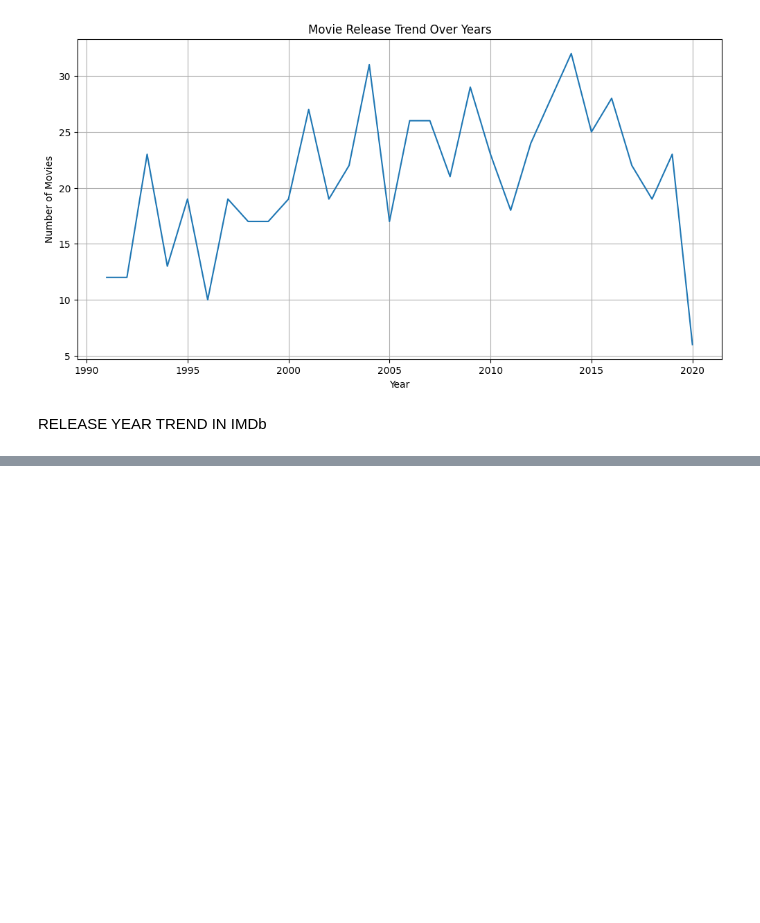
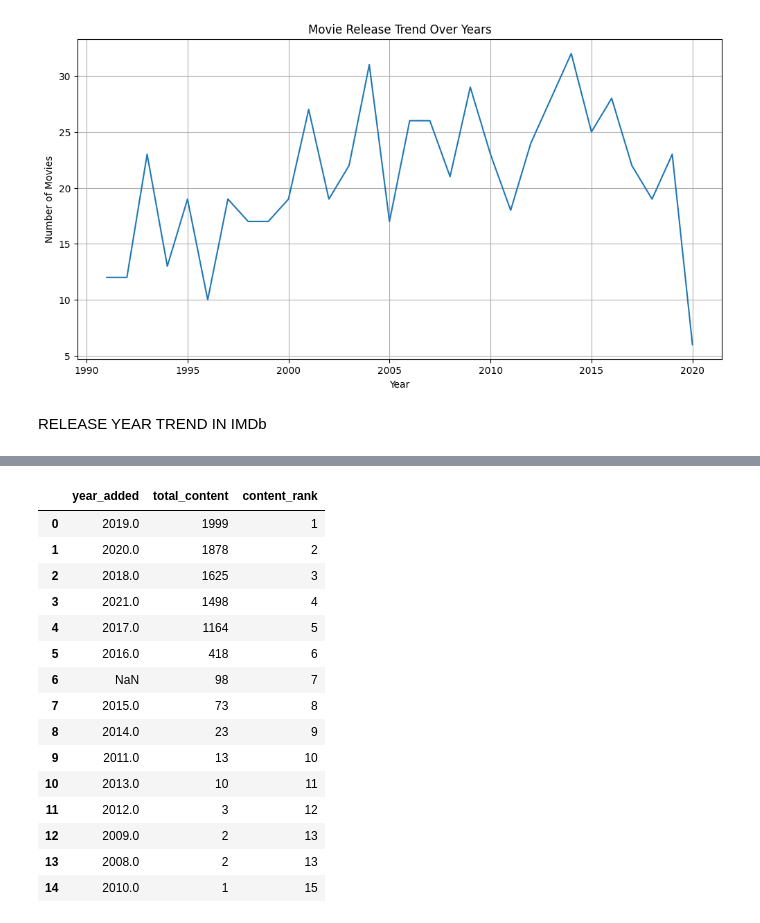
Before and after one commit to vaishya2811/Netflix-Social-Trend-Analytics, a Jupyter notebook: python_analysis/netflix_analysis.ipynb, the cells around one changed output, grey strips where cells are left out. Saved outputs shown, nothing was run; the diff lists cells and outputs as text; code cells hidden in the pictures; blank space fills up the shorter version.

```diff
--- a/python_analysis/netflix_analysis.ipynb
+++ b/python_analysis/netflix_analysis.ipynb
@@ -491,0 +508,13 @@ RELEASE YEAR TREND IN IMDb
+# %%
+import sqlite3
+
+conn = sqlite3.connect("../netflix.db")
+
+netflix_df.to_sql(
+    "netflix_titles",
+    conn,
+    if_exists="replace",
+    index=False
+)
+
+print("Netflix table created successfully!")
@@ -491,0 +652,29 @@ RELEASE YEAR TREND IN IMDb
+# %%
+query = """
+SELECT year_added,
+       COUNT(*) AS total_content,
+       RANK() OVER
+       (
+           ORDER BY COUNT(*) DESC
+       ) AS content_rank
+FROM netflix_titles
+GROUP BY year_added
+"""
+pd.read_sql_query(query, conn)
+# %% [output]
+|  | year_added | total_content | content_rank |
+| 0 | 2019.0 | 1999 | 1 |
+| 1 | 2020.0 | 1878 | 2 |
+| 2 | 2018.0 | 1625 | 3 |
+| 3 | 2021.0 | 1498 | 4 |
+| 4 | 2017.0 | 1164 | 5 |
+| 5 | 2016.0 | 418 | 6 |
+| 6 | NaN | 98 | 7 |
+| 7 | 2015.0 | 73 | 8 |
+| 8 | 2014.0 | 23 | 9 |
+| 9 | 2011.0 | 13 | 10 |
+| 10 | 2013.0 | 10 | 11 |
+| 11 | 2012.0 | 3 | 12 |
+| 12 | 2009.0 | 2 | 13 |
+| 13 | 2008.0 | 2 | 13 |
+| 14 | 2010.0 | 1 | 15 |
```
Also changed, not shown: parts of 11 cells of this notebook, 2 other files.
